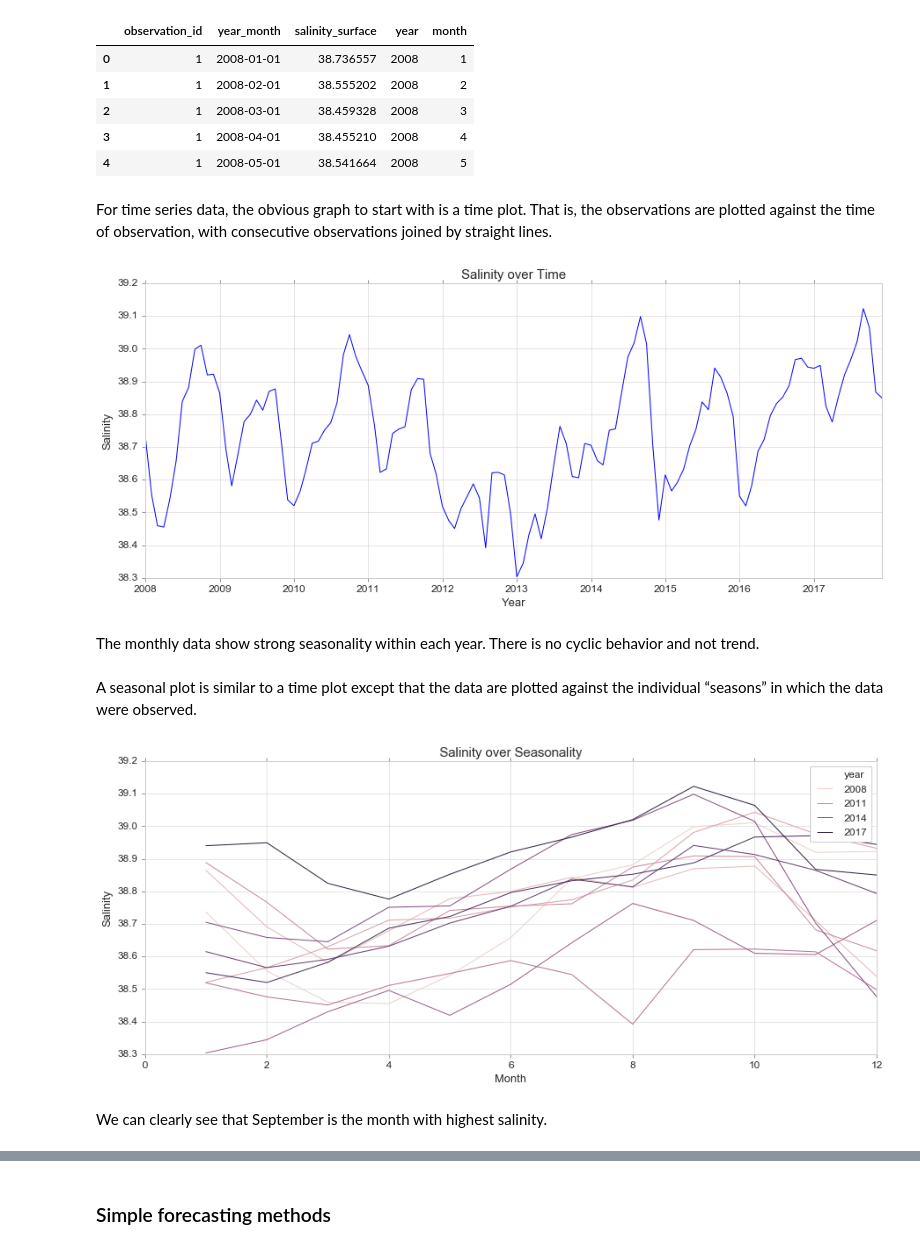
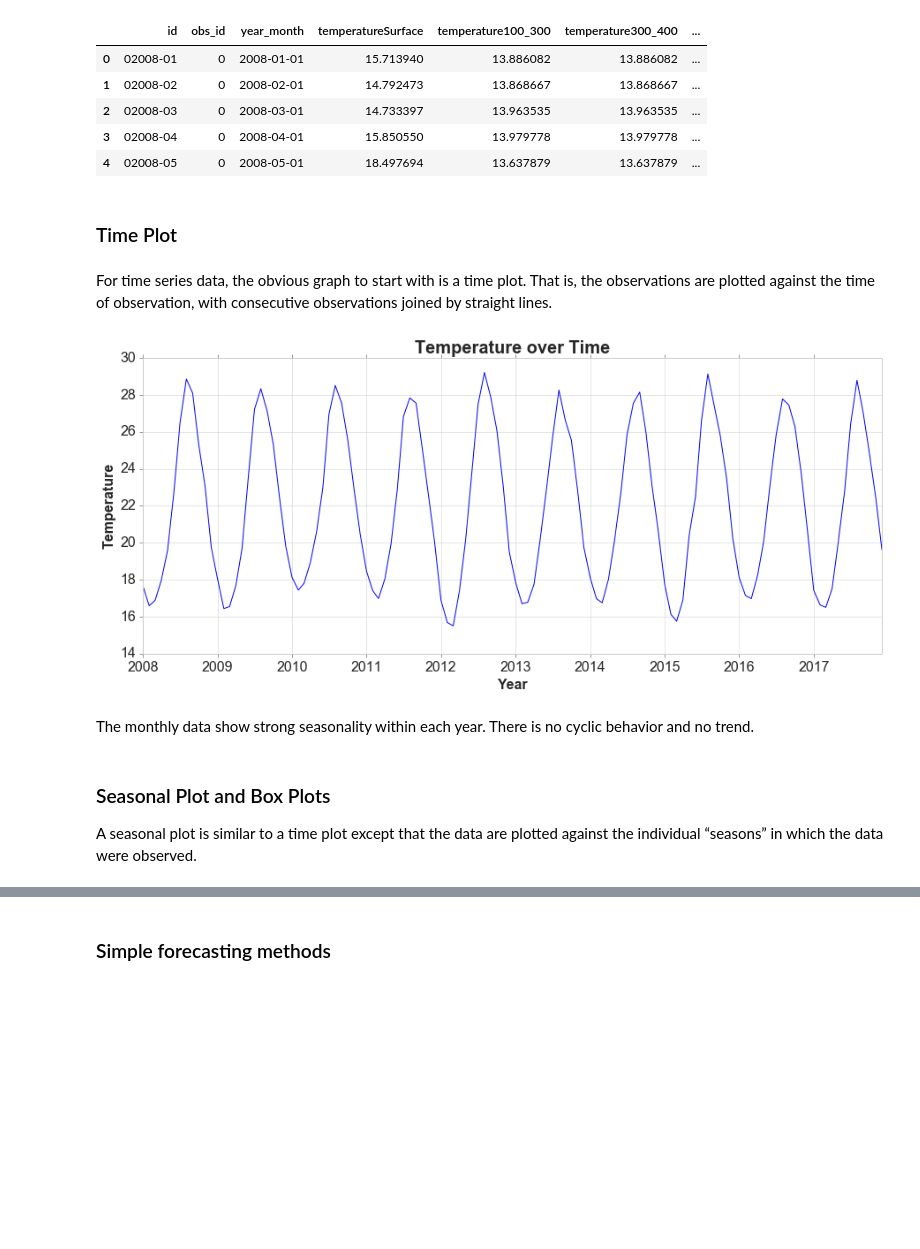
Before and after one commit to Deffro/Data-Science-Portfolio, a Jupyter notebook: Notebooks/Time Series Forecasting/main.ipynb, the cells around one changed output, grey strips where cells are left out. Cells and saved outputs as stored; diff of their text form; code cells hidden in the pictures; blank space fills up the shorter version.

```diff
--- a/Notebooks/Time Series Forecasting/main.ipynb
+++ b/Notebooks/Time Series Forecasting/main.ipynb
@@ -1,54 +1,49 @@
 # %%
 import numpy as np
 import pandas as pd
+import statsmodels.api as sm
+from statsmodels.tsa.stattools import adfuller, kpss, acf
+from statsmodels.graphics.tsaplots import plot_acf, plot_pacf
+from scipy import signal
 import matplotlib.pyplot as plt
 import seaborn as sns
 %matplotlib inline
 sns.set_style("whitegrid")
+plt.rc('xtick', labelsize=15)
+plt.rc('ytick', labelsize=15)
 # %%
-data = pd.read_csv('toy_data.csv')
+data = pd.read_csv('SoleaTimeSeriesDataset-Temperature-Salinity.csv')
 data['year_month'] = pd.to_datetime(data['year_month'])
 data['year'] = data['year_month'].dt.year
 data['month'] = data['year_month'].dt.month
 data.head()
 # %% [output]
-|  | observation_id | year_month | salinity_surface | year | month |
-| 0 | 1 | 2008-01-01 | 38.736557 | 2008 | 1 |
-| 1 | 1 | 2008-02-01 | 38.555202 | 2008 | 2 |
-| 2 | 1 | 2008-03-01 | 38.459328 | 2008 | 3 |
-| 3 | 1 | 2008-04-01 | 38.455210 | 2008 | 4 |
-| 4 | 1 | 2008-05-01 | 38.541664 | 2008 | 5 |
+|  | id | obs_id | year_month | temperatureSurface | temperature100_300 | temperature300_400 | ... |
+| 0 | 02008-01 | 0 | 2008-01-01 | 15.713940 | 13.886082 | 13.886082 | ... |
+| 1 | 02008-02 | 0 | 2008-02-01 | 14.792473 | 13.868667 | 13.868667 | ... |
+| 2 | 02008-03 | 0 | 2008-03-01 | 14.733397 | 13.963535 | 13.963535 | ... |
+| 3 | 02008-04 | 0 | 2008-04-01 | 15.850550 | 13.979778 | 13.979778 | ... |
+| 4 | 02008-05 | 0 | 2008-05-01 | 18.497694 | 13.637879 | 13.637879 | ... |
+# %% [markdown]
+### Time Plot
 # %% [markdown]
 For time series data, the obvious graph to start with is a time plot. That is, the observations are plotted against the time of observation, with consecutive observations joined by straight lines.
 # %%
 fig, ax = plt.subplots(figsize=(15, 6))
+d = data[data['obs_id']==2]
+sns.lineplot(d['year_month'], d['temperatureSurface'] )
 
-sns.lineplot(data['year_month'], data['salinity_surface'] )
-
-ax.set_title('Salinity over Time', fontsize = 15, loc='center')
-ax.set_xlabel('Year', fontsize = 13)
-ax.set_ylabel('Salinity', fontsize = 13)
-plt.tick_params(axis='y', which='major', labelsize=12)
-plt.tick_params(axis='x', which='major', labelsize=12)
+ax.set_title('Temperature over Time', fontsize = 20, loc='center', fontdict=dict(weight='bold'))
+ax.set_xlabel('Year', fontsize = 16, fontdict=dict(weight='bold'))
+ax.set_ylabel('Temperature', fontsize = 16, fontdict=dict(weight='bold'))
+plt.tick_params(axis='y', which='major', labelsize=16)
+plt.tick_params(axis='x', which='major', labelsize=16)
 ax.yaxis.tick_left() # where the y axis marks will be
 # %% [output]
-[figure, old version]
+[figure, new version]
 # %% [markdown]
-The monthly data show strong seasonality within each year. There is no cyclic behavior and not trend.
+The monthly data show strong seasonality within each year. There is no cyclic behavior and no trend.
 # %% [markdown]
+### Seasonal Plot and Box Plots
+
 A seasonal plot is similar to a time plot except that the data are plotted against the individual “seasons” in which the data were observed.
-# %%
-fig, ax = plt.subplots(figsize=(15, 6))
-
-sns.lineplot(data['month'], data['salinity_surface'], hue=data['year'])
-
-ax.set_title('Salinity over Seasonality', fontsize = 15, loc='center')
-ax.set_xlabel('Month', fontsize = 13)
-ax.set_ylabel('Salinity', fontsize = 13)
-plt.tick_params(axis='y', which='major', labelsize=12)
-plt.tick_params(axis='x', which='major', labelsize=12)
-ax.yaxis.tick_left() # where the y axis marks will be
-# %% [output]
-[figure, removed]
-# %% [markdown]
-We can clearly see that September is the month with highest salinity.
```
Also changed, not shown: parts of 16 cells of this notebook.
